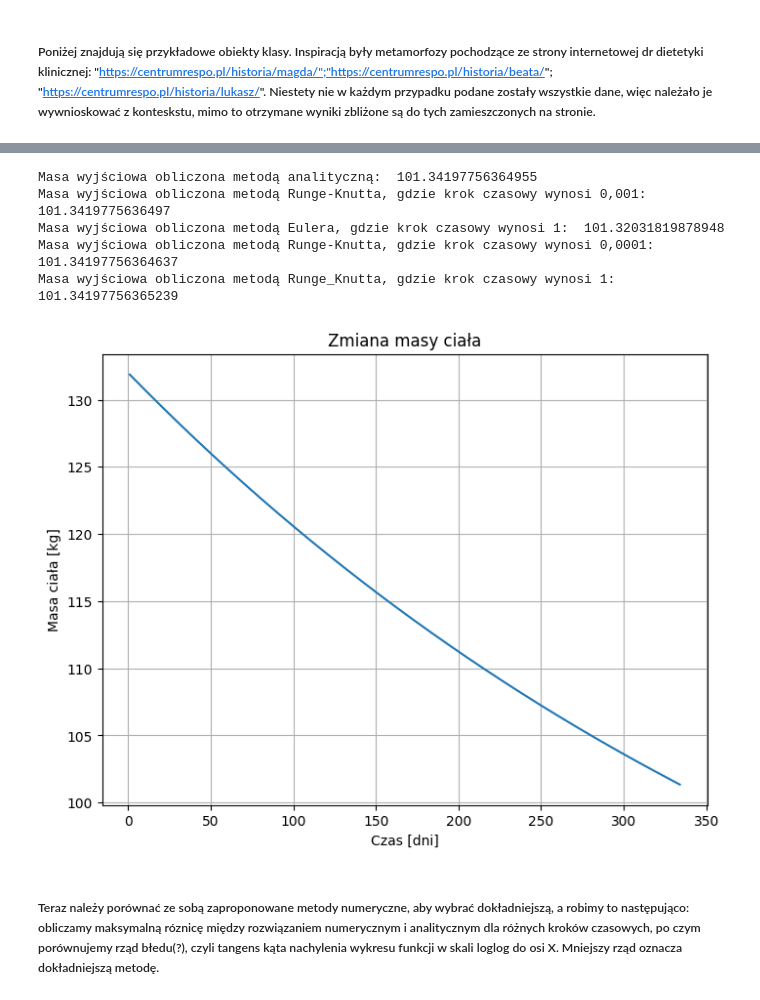
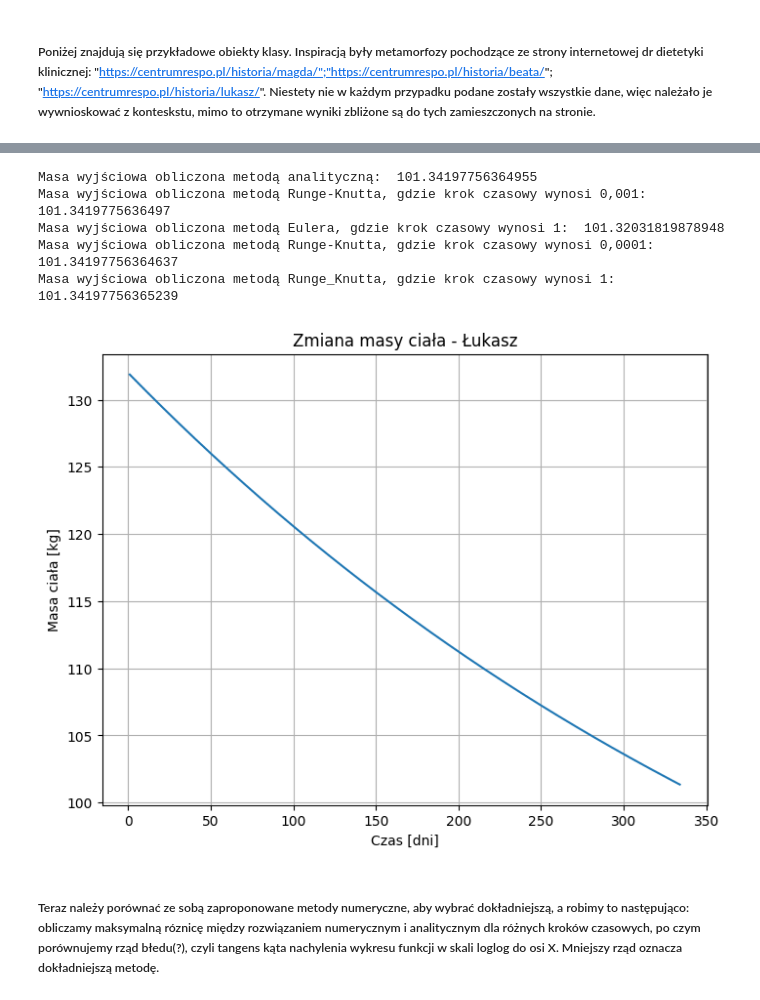
Before and after one commit to alicjagornik/Projekt_Rownania, a Jupyter notebook: tekst.ipynb, the cells around one changed output, grey strips where cells are left out. Drawn from its saved outputs; the diff is of its cells as text; code cells hidden in the pictures.

```diff
--- a/tekst.ipynb
+++ b/tekst.ipynb
@@ -302,18 +269,18 @@ Masa wyjściowa obliczona metodą Runge_Knutta, gdzie krok czasowy wynosi 1:  75
 # %%
-Lukasz = BodyWeight(t=334, m=132, h=187, a=38, c=2600, f=1.55, sex="m")
+Lukasz = BodyWeight(name="Łukasz", t=334, m=132, h=187, a=38, c=2600, f=1.55, sex="m")
 Lukasz.BMR()
 print("Masa wyjściowa obliczona metodą analityczną: ", Lukasz.final_weight_analytical())
 print("Masa wyjściowa obliczona metodą Runge-Knutta, gdzie krok czasowy wynosi 0,001: ", Lukasz.final_weight_runge_kutta())
 print("Masa wyjściowa obliczona metodą Eulera, gdzie krok czasowy wynosi 1: ", Lukasz.final_weight_euler(h=1))
 print("Masa wyjściowa obliczona metodą Runge-Knutta, gdzie krok czasowy wynosi 0,0001: ", Lukasz.final_weight_runge_kutta(h=0.0001))
 print("Masa wyjściowa obliczona metodą Runge_Knutta, gdzie krok czasowy wynosi 1: ", Lukasz.final_weight_runge_kutta(h=1))
 Lukasz.all_weights()
 # %% [output]
 Masa wyjściowa obliczona metodą analityczną:  101.34197756364955
 Masa wyjściowa obliczona metodą Runge-Knutta, gdzie krok czasowy wynosi 0,001:  101.3419775636497
 Masa wyjściowa obliczona metodą Eulera, gdzie krok czasowy wynosi 1:  101.32031819878948
 Masa wyjściowa obliczona metodą Runge-Knutta, gdzie krok czasowy wynosi 0,0001:  101.34197756364637
 Masa wyjściowa obliczona metodą Runge_Knutta, gdzie krok czasowy wynosi 1:  101.34197756365239
-[figure, old version]
+[figure, new version]
 # %% [markdown]
 ##### Teraz należy porównać ze sobą zaproponowane metody numeryczne, aby wybrać dokładniejszą, a robimy to następująco: obliczamy maksymalną róznicę między rozwiązaniem numerycznym i analitycznym dla różnych kroków czasowych, po czym porównujemy rząd błedu(?), czyli tangens kąta nachylenia wykresu funkcji w skali loglog do osi X. Mniejszy rząd oznacza dokładniejszą metodę.
```
Also changed, not shown: parts of 7 cells of this notebook.
